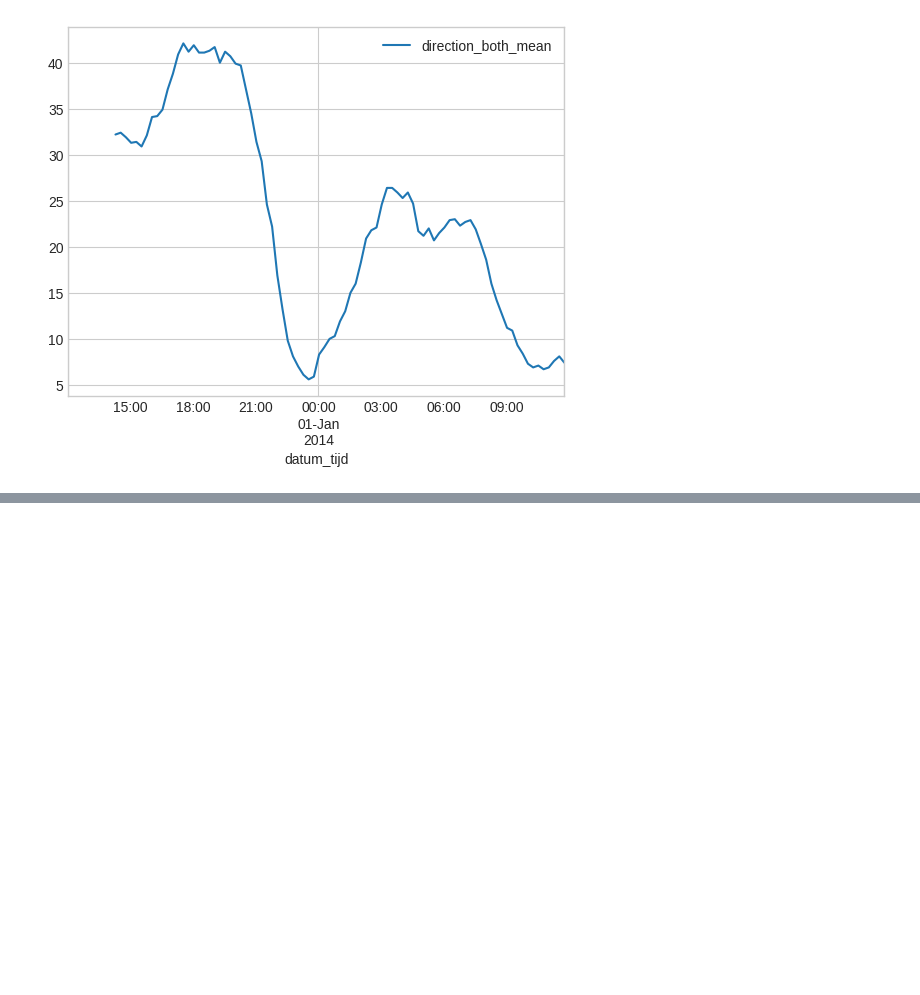
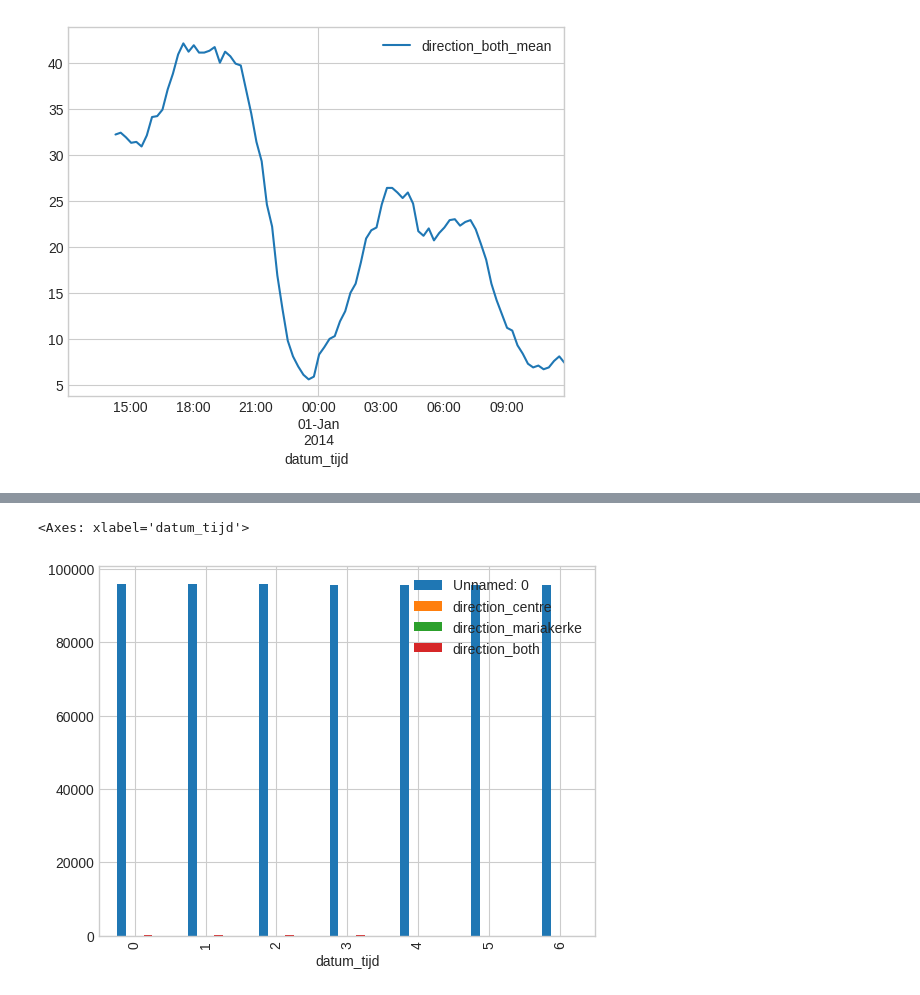
Before and after one commit to kimve1969/mgu_ds_cours, a Jupyter notebook: semestr 2.1/task 2/semestr_2_1_task_2.ipynb, the cells around one changed output, grey strips where cells are left out. Drawn from its saved outputs; the diff is of its cells as text; code cells hidden in the pictures; blank space fills up the shorter version.

```diff
--- a/semestr 2.1/task 2/semestr_2_1_task_2.ipynb
+++ b/semestr 2.1/task 2/semestr_2_1_task_2.ipynb
@@ -347,0 +384,5 @@ df_2013_2014.plot(y='direction_both_mean')
+# %%
+df.groupby(df.index.dayofweek).mean().plot(kind = 'bar' )
+# %% [output]
+<Axes: xlabel='datum_tijd'>
+[figure, added]
```
Also changed, not shown: parts of 7 cells of this notebook.
